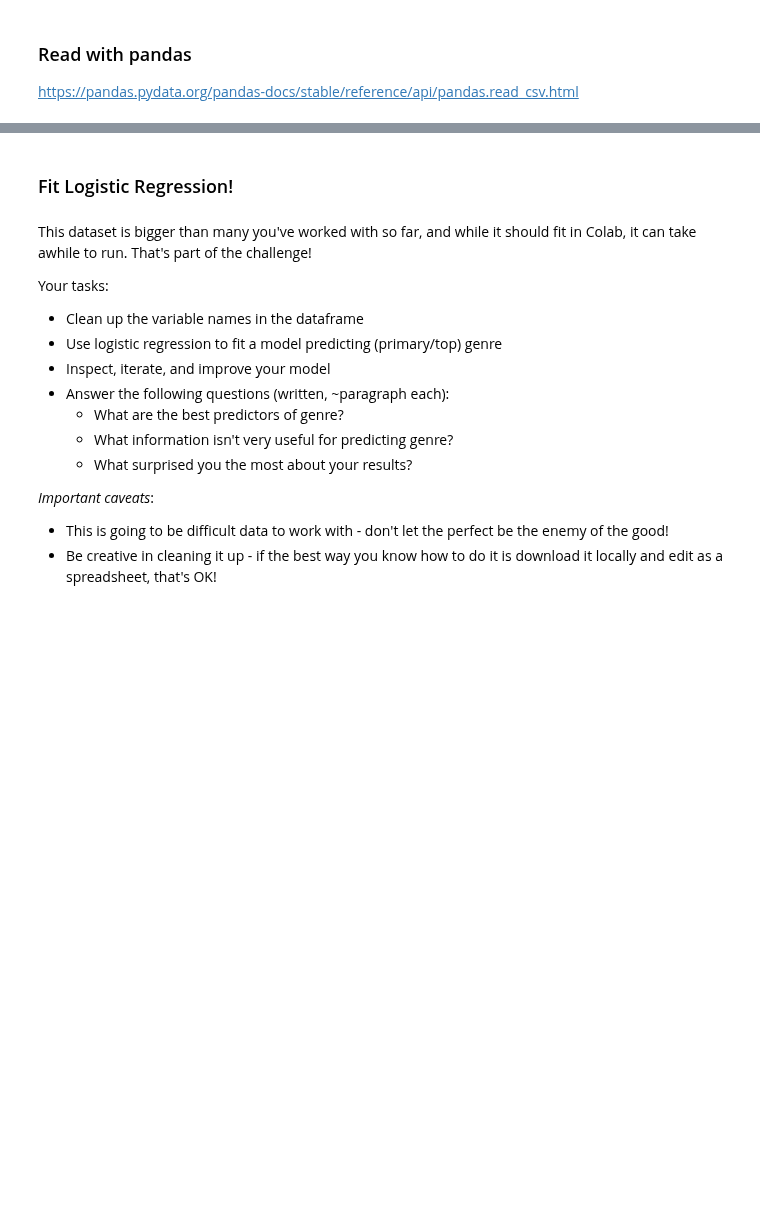
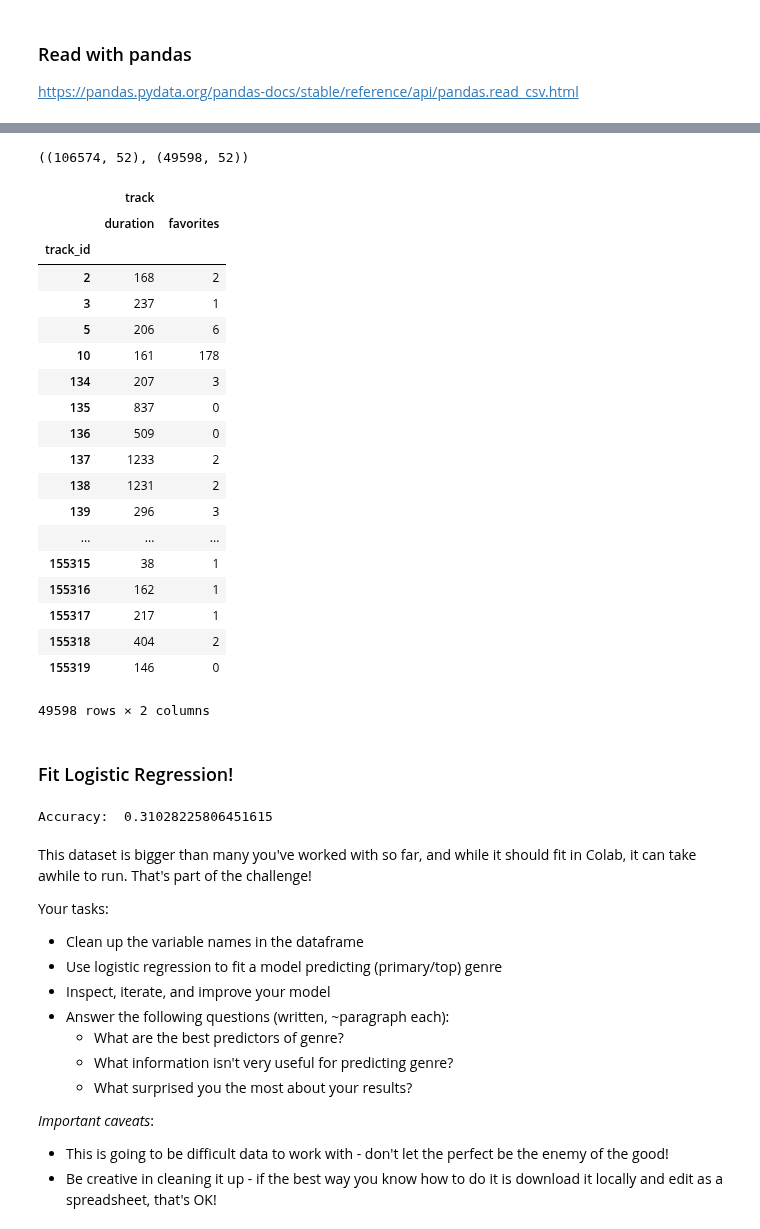
Before and after one commit to LambdaSchool/DS-Unit-2-Sprint-3-Classification-Validation, a Jupyter notebook: module1-logistic-regression/LS_DS_231_Logistic_Regression.ipynb, the cells around one changed output, grey strips where cells are left out. Saved outputs shown, nothing was run; the diff lists cells and outputs as text; code cells hidden in the pictures; blank space fills up the shorter version.

```diff
--- a/module1-logistic-regression/LS_DS_231_Logistic_Regression.ipynb
+++ b/module1-logistic-regression/LS_DS_231_Logistic_Regression.ipynb
@@ -465,0 +464,13 @@ tracks = pd.read_csv('fma_metadata/tracks.csv', header=[0,1], index_col=0)
+# %%
+import matplotlib.pyplot as plt
+import numpy as np
+import pandas as pd
+import seaborn as sns
+from sklearn.linear_model import LogisticRegression
+from sklearn.metrics import mean_absolute_error, mean_squared_error, r2_score
+from sklearn.model_selection import train_test_split
+import statsmodels.api as sm
+
+tracks = pd.read_csv('fma_metadata/tracks.csv', header=[0,1], index_col=0)
+
+pd.set_option('display.max_columns', 500)
@@ -477,0 +512,29 @@ tracks.head()
+# %%
+tracks_base = tracks.dropna(subset=[('track', 'genre_top')])
+# %%
+tracks.shape, tracks_base.shape
+# %% [output]
+((106574, 52), (49598, 52))
+# %%
+tracks_base[features]
+# %% [output]
+|  | track |  |
+|  | duration | favorites |
+| track_id |  |  |
+| 2 | 168 | 2 |
+| 3 | 237 | 1 |
+| 5 | 206 | 6 |
+| 10 | 161 | 178 |
+| 134 | 207 | 3 |
+| 135 | 837 | 0 |
+| 136 | 509 | 0 |
+| 137 | 1233 | 2 |
+| 138 | 1231 | 2 |
+| 139 | 296 | 3 |
+| ... | ... | ... |
+| 155315 | 38 | 1 |
+| 155316 | 162 | 1 |
+| 155317 | 217 | 1 |
+| 155318 | 404 | 2 |
+| 155319 | 146 | 0 |
+49598 rows × 2 columns
@@ -478,5 +543,26 @@ tracks.head()
 # %% [markdown]
 ### Fit Logistic Regression!
+# %%
+target = 'genre_top'
+features = ['duration','favorites']
+y = tracks_base[target]
+X = tracks_base[features]
+
+def run_logistic_model(X, y):
+    # Split into test and train data
+    X_train, X_test, y_train, y_test = train_test_split(X, y, train_size=0.80, test_size=0.20, random_state=42)
+
+    # Fit model using train data
+    model = LogisticRegression(solver='lbfgs', multi_class='auto')
+    model.fit(X_train, y_train)
+
+
+    # Compare predictions to test target
+    print('Accuracy: ', model.score(X_test, y_test))
+
+run_logistic_model(X, y)
+# %% [output]
+Accuracy:  0.31028225806451615
 # %% [markdown]
 This dataset is bigger than many you've worked with so far, and while it should fit in Colab, it can take awhile to run. That's part of the challenge!
 
```
Also changed, not shown: parts of 10 cells of this notebook.
